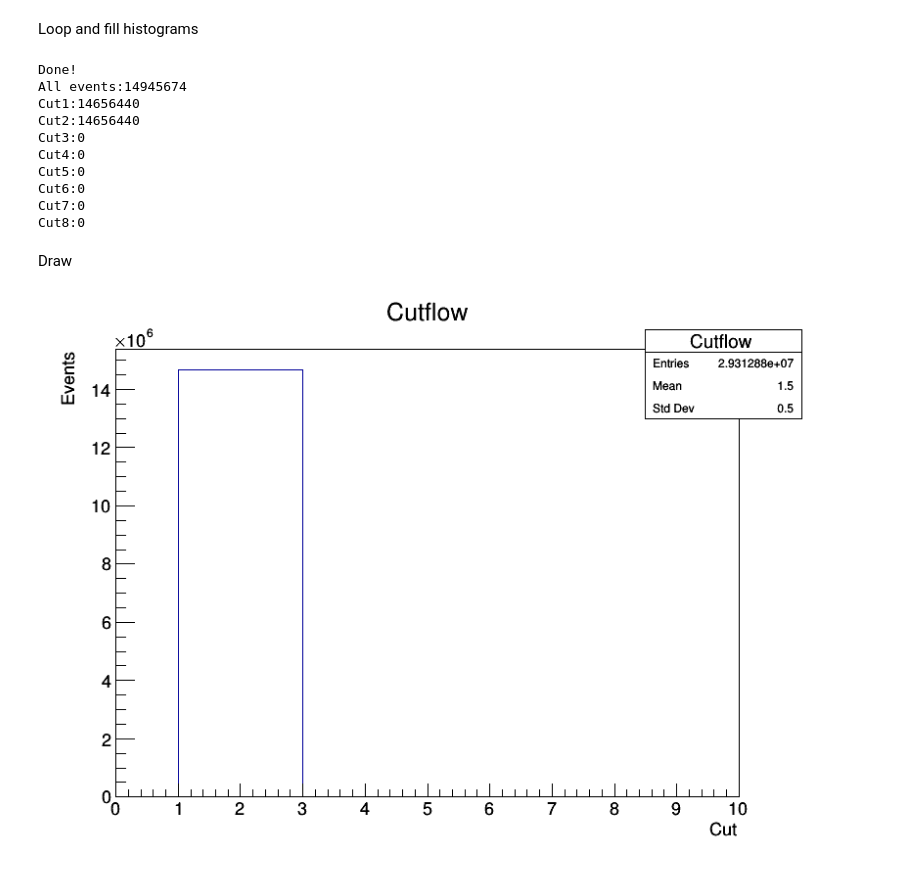
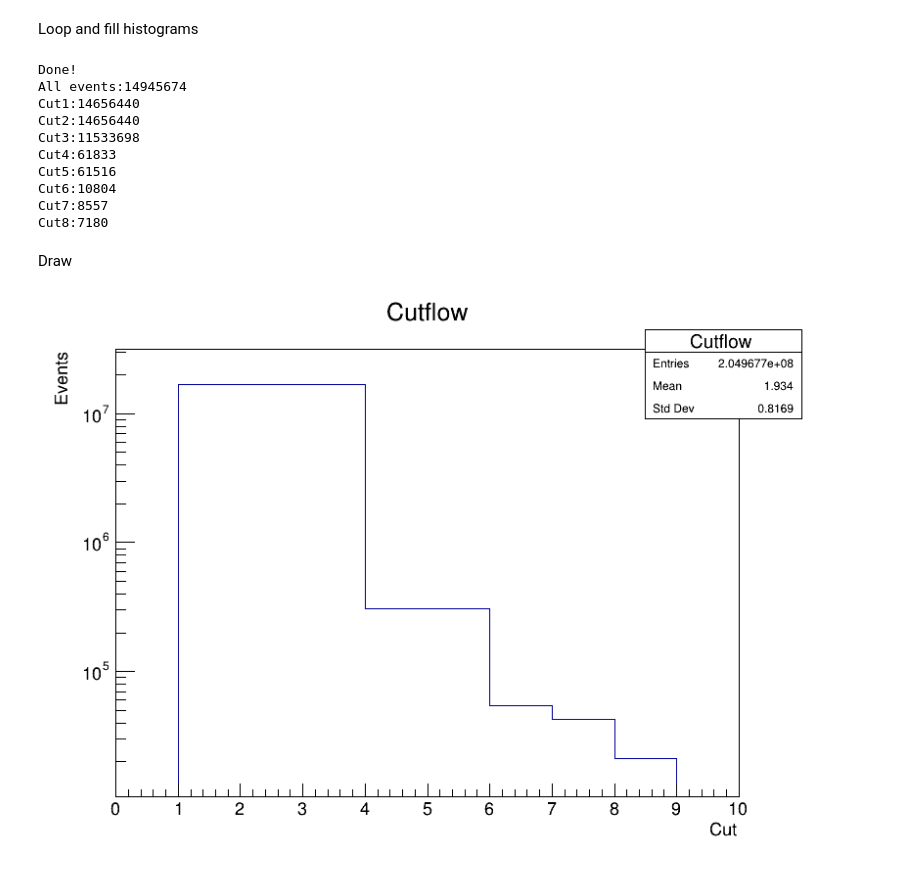
Before and after one commit to jummorenope/Temas-avanzados-en-f-sica-de-particulas, a Jupyter notebook: TTbar/TTbarSel_8TeV.ipynb, the cells around one changed output. Drawn from its saved outputs; the diff is of its cells as text; code cells hidden in the pictures.

```diff
--- a/TTbar/TTbarSel_8TeV.ipynb
+++ b/TTbar/TTbarSel_8TeV.ipynb
@@ -128,20 +137,27 @@ for (i = 0; i < nentries; i++)
     int n_mu=0;
     int n_el=0;
     int n_lep=0;
-
+    int good_lep=0;
     //Loop over leptons
     for(unsigned int i=0; i<lep_n; i++){
         if( lep_pt[i] < 25000.) continue;
         if( lep_ptcone30[i]/lep_pt[i] > 0.15 ) continue;
         if( lep_etcone20[i]/lep_pt[i] > 0.15 ) continue;
         if( lep_type [i]==13 && TMath::Abs(lep_eta[i]) < 2.5 ){
-            n_mu++;}
+            n_mu++;
+            good_lep=i;}
         /*
         To complete: Add electrons and extract the index for the good lepton
         */
+        if( lep_type [i]==11 && TMath::Abs(lep_eta[i]) < 2.47 ){
+            if(TMath::Abs(lep_eta[i]) < 1.37 || TMath::Abs(lep_eta[i]) > 1.52){
+            n_el++;
+            good_lep=i;}
         }
 
-     //Select events with only 1 good lepton and fill the cutflow histogram
+    }
+    n_lep=n_el+n_mu;
+    //Select events with only 1 good lepton and fill the cutflow histogram
     //Example:
     //Third cut (one good lepton):
     if(n_lep!=1) continue;
@@ -164,8 +180,13 @@ for (i = 0; i < nentries; i++)
         // To complete: apply jet cuts to find the good jets
         if(jet_pt[j] < 25000.) continue;
         //Eta cut
+        if(TMath::Abs(jet_eta[j])>2.5) continue;
         // JVF cleaning
+        if(TMath::Abs(jet_eta[j])<2.4 && jet_pt[j] < 50000. && jet_jvf[j]<.5) continue;
+        n_jets++;
         // cut on 0.7892 MV1 and count the number of b-jets
+        if(TMath::Abs(jet_MV1[j])<.7892) continue;
+        n_bjets++;
         }
 
     //Fifth cut: At least 4 good jets
@@ -174,21 +195,30 @@ for (i = 0; i < nentries; i++)
     cut5++;
 
     //Sixth cut: at least one b-jet
-    if(n_bjets==0) continue;
+    if(n_bjets<2) continue;
+    cutflow->Fill(6);
+    cut6++;
 
     //Seventh cut: MET > 30 GeV
-    if(MET<30000.) continue;
+    if(MET<=30000.) continue;
+    cutflow->Fill(7);
+    cut7++;
 
     // TLorentzVector definitions
     TLorentzVector Lepton  = TLorentzVector();
     TLorentzVector  MeT  = TLorentzVector();
 
     //To complete: Lorentz vectors for the lepton and MET. Use SetPtEtaPhiE().
-
+    Lepton.SetPtEtaPhiE(lep_pt[good_lep],lep_eta[good_lep],lep_phi[good_lep],lep_E[good_lep]);
+    MeT.SetPtEtaPhiE(MET,0,MET_phi,MET);
     //Calculation of the mTW using TLorentz vectors
-   // float mTW = sqrt(2*Lepton.Pt()*MeT.Et()*(1-cos(Lepton.DeltaPhi(MeT))));
+    float mTW = sqrt(2*Lepton.Pt()*MeT.Et()*(1-cos(Lepton.DeltaPhi(MeT))));
 
     //Eight cut: mTW > 30 GeV
+    if(mTW>30000){
+        cutflow->Fill(8);
+        cut8++;
+    }
 
 }
 
@@ -207,19 +237,20 @@ Done!
 All events:14945674
 Cut1:14656440
 Cut2:14656440
-Cut3:0
-Cut4:0
-Cut5:0
-Cut6:0
-Cut7:0
-Cut8:0
+Cut3:11533698
+Cut4:61833
+Cut5:61516
+Cut6:10804
+Cut7:8557
+Cut8:7180
 # %% [markdown]
 <p>Draw</p>
 # %%
 cutflow->Draw("");
+canvas->SetLogy();
 canvas->Draw();
 # %% [output]
-[figure, old version]
+[figure, new version]
 # %%
 hist_njets->Draw();
 canvas->Draw();
```
Also changed, not shown: parts of 5 cells of this notebook, 1 other file.
